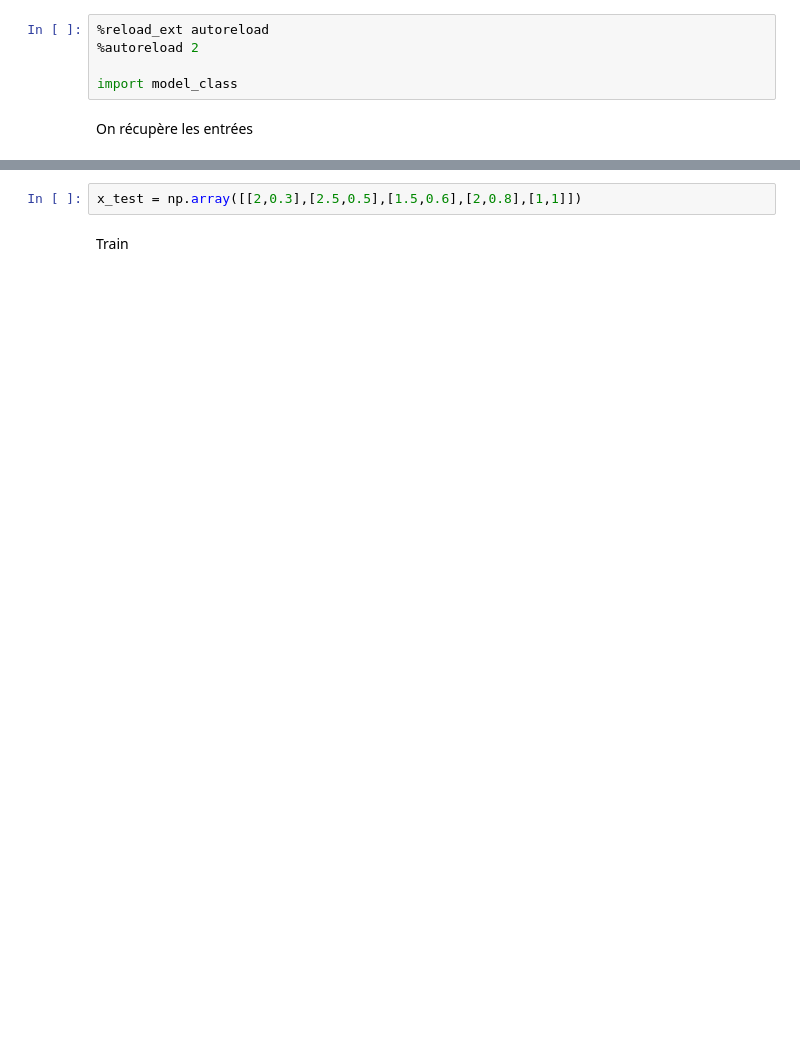
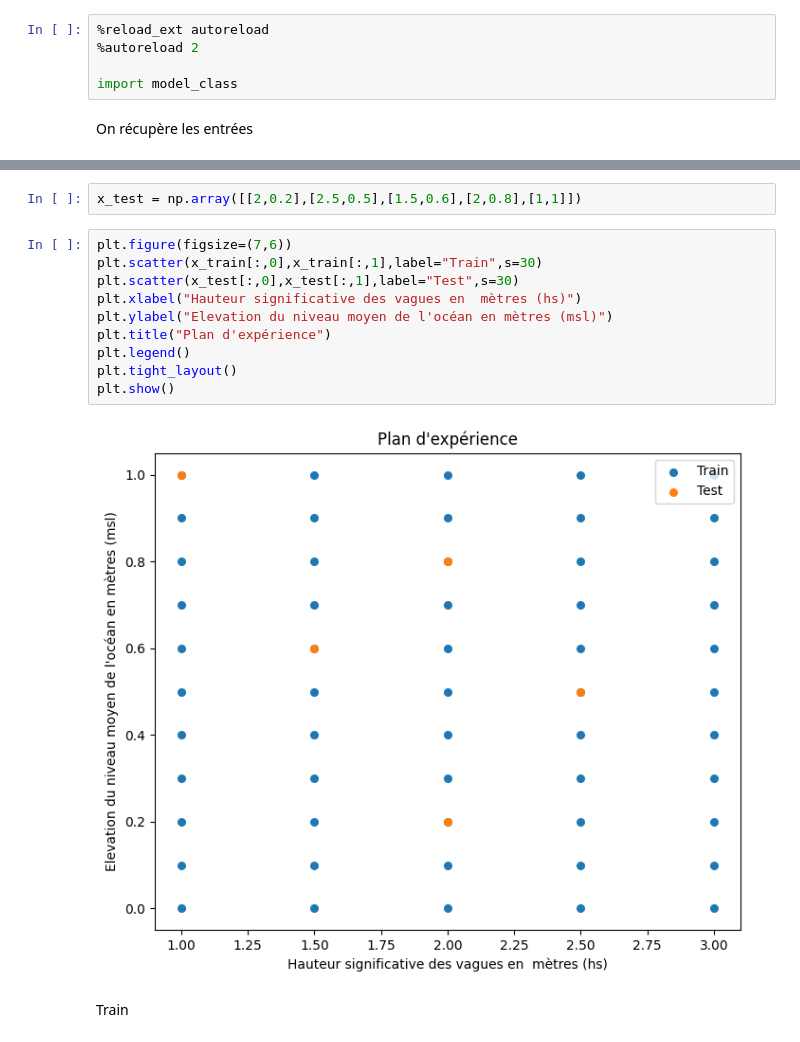
Before and after one commit to Viictordvd/Vigilance-Vagues-Submersion, a Jupyter notebook: Saint_Malo_scalar_inputs.ipynb, the cells around one changed output, grey strips where cells are left out. Cells and saved outputs as stored; diff of their text form; blank space fills up the shorter version.

Commit message:
Entrainement du modèle, prédiction sur test et visualisation du résultat

```diff
--- a/Saint_Malo_scalar_inputs.ipynb
+++ b/Saint_Malo_scalar_inputs.ipynb
@@ -55,6 +62,18 @@ après  : (50, 2)
  [3.  0.9]
  [3.  1. ]]
 # %%
-x_test = np.array([[2,0.3],[2.5,0.5],[1.5,0.6],[2,0.8],[1,1]])
+x_test = np.array([[2,0.2],[2.5,0.5],[1.5,0.6],[2,0.8],[1,1]])
+# %%
+plt.figure(figsize=(7,6))
+plt.scatter(x_train[:,0],x_train[:,1],label="Train",s=30)
+plt.scatter(x_test[:,0],x_test[:,1],label="Test",s=30)
+plt.xlabel("Hauteur significative des vagues en  mètres (hs)")
+plt.ylabel("Elevation du niveau moyen de l'océan en mètres (msl)")
+plt.title("Plan d'expérience")
+plt.legend()
+plt.tight_layout()
+plt.show()
+# %% [output]
+[figure, added]
 # %% [markdown]
 Train
```
Also changed, not shown: parts of 16 cells of this notebook, 2 other files.
